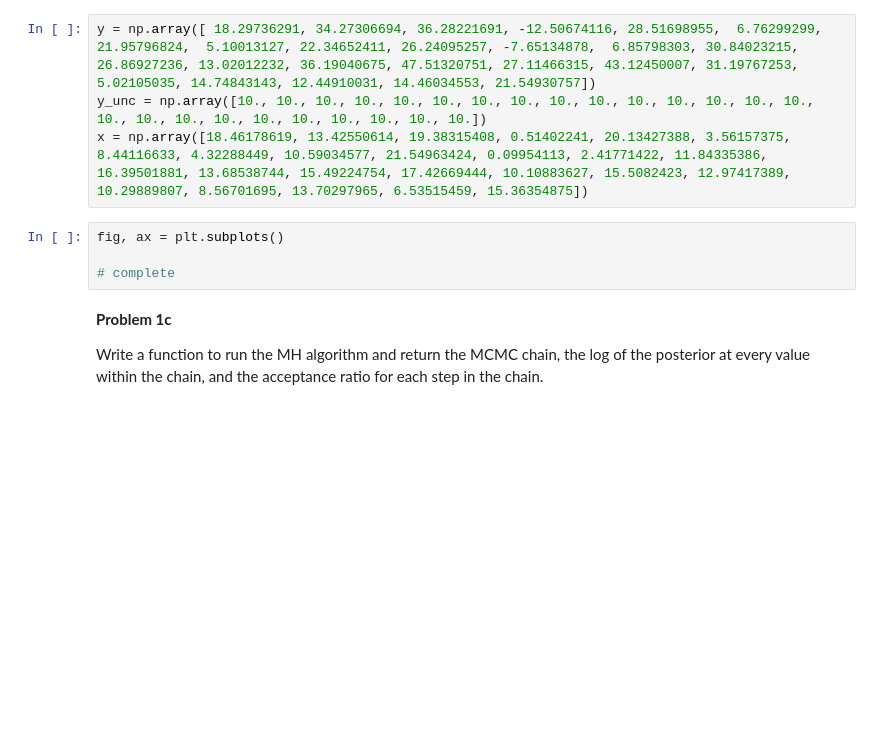
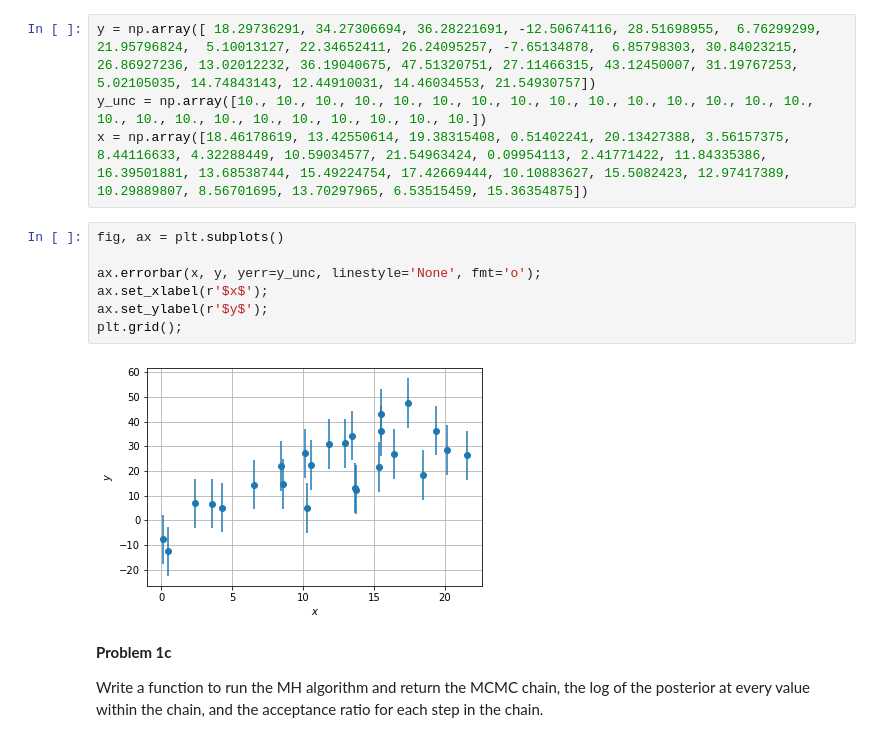
Before and after one commit to jharry99/Data-Analysis-Phys-441, a Jupyter notebook: ProblemSet7.ipynb, the cells around one changed output. Cells and saved outputs as stored; diff of their text form; blank space fills up the shorter version.

```diff
--- a/ProblemSet7.ipynb
+++ b/ProblemSet7.ipynb
@@ -65,7 +82,12 @@ x = np.array([18.46178619, 13.42550614, 19.38315408, 0.51402241, 20.13427388, 3.
 # %%
 fig, ax = plt.subplots()
 
-# complete
+ax.errorbar(x, y, yerr=y_unc, linestyle='None', fmt='o');
+ax.set_xlabel(r'$x$');
+ax.set_ylabel(r'$y$');
+plt.grid();
+# %% [output]
+[figure, added]
 # %% [markdown]
 **Problem 1c**
 
```
Also changed, not shown: parts of 33 cells of this notebook.
